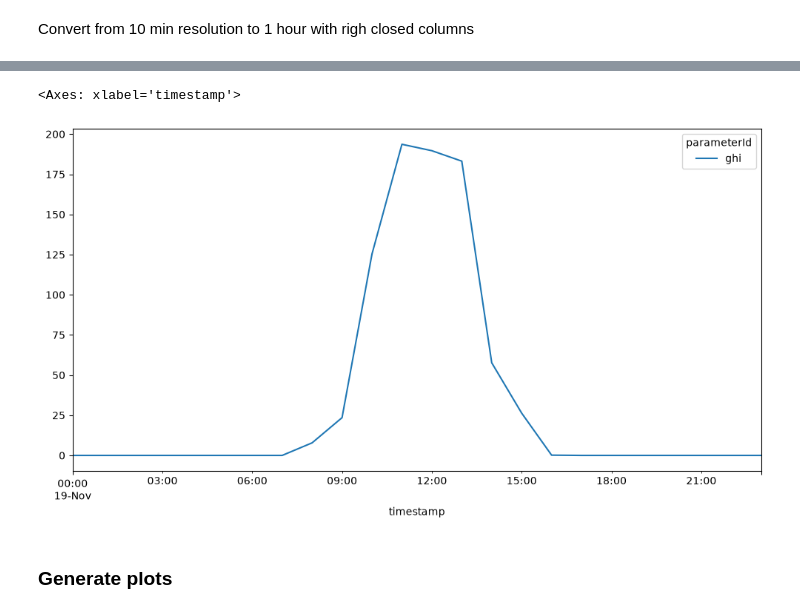
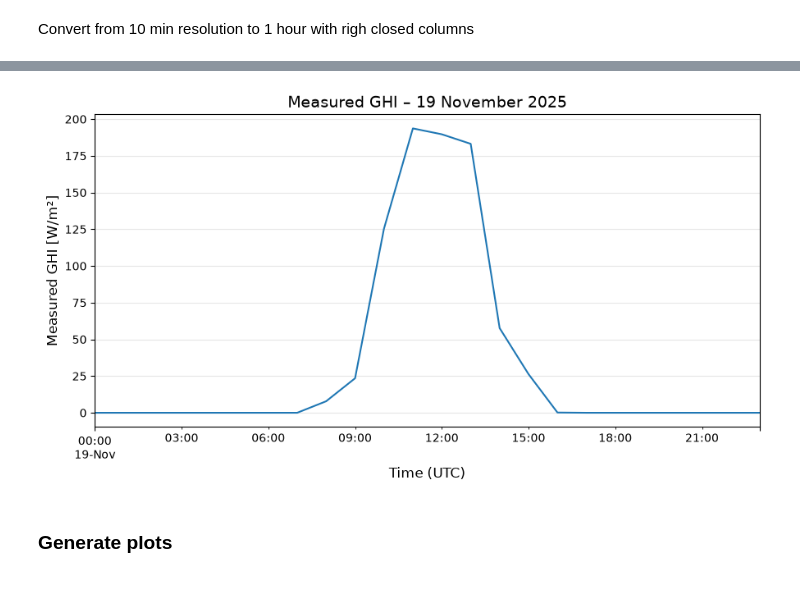
Before and after one commit to MatildeMGM/solar_forecast_project, a Jupyter notebook: notebooks/weather_measurements.ipynb, the cells around one changed output, grey strips where cells are left out. Saved outputs shown, nothing was run; the diff lists cells and outputs as text; code cells hidden in the pictures.

```diff
--- a/notebooks/weather_measurements.ipynb
+++ b/notebooks/weather_measurements.ipynb
@@ -20,11 +20,10 @@ from scripts.functions import prep_dmi_irradiance, get_forecast_data
 # %%
-dmi_raw = get_dmi_ghi(
+data_raw = get_dmi_ghi(
     start="2025-11-09",
     end="2026-11-09",
     station="06019",
 )
 
-
 data_raw.head(20)
 # %% [output]
 | parameterId | ghi |
@@ -170,4 +211,7 @@ error_data.plot(y=["ghi"], figsize=(12, 6))
 # %% [markdown]
 Convert from 10 min resolution to 1 hour with righ closed columns
 # %%
-data_hourly = resample_dmi_ghi_hourly(dmi_raw)
+#Resample 10-minute measurements to hourly values
+data_hourly = resample_dmi_ghi_hourly(data_raw)
+
+data_hourly.head(10)
@@ -174,11 +231,23 @@ data_hourly = resample_dmi_ghi_hourly(dmi_raw)
 # %%
 error_data1 = data_hourly.loc["2025-11-19"]
-# display(error_data)
 
-error_data1.plot(y=["ghi"], figsize=(12, 6))
+fig, ax = plt.subplots(figsize=(9, 5))
+
+error_data1["ghi_measured"].plot(ax=ax)
+
+ax.set_title("Measured GHI – 19 November 2025", fontsize=14)
+ax.set_xlabel("Time (UTC)", fontsize=12)
+ax.set_ylabel("Measured GHI [W/m²]", fontsize=12)
+
+ax.tick_params(axis="both", labelsize=10)
+ax.grid(alpha=0.3)
+
+plt.tight_layout()
+plt.show()
+
+#display(error_data1)
 # %% [output]
-<Axes: xlabel='timestamp'>
-[figure, old version]
+[figure, new version]
 # %% [markdown]
 ### Generate plots
 # %%
```
Also changed, not shown: parts of 13 cells of this notebook.
